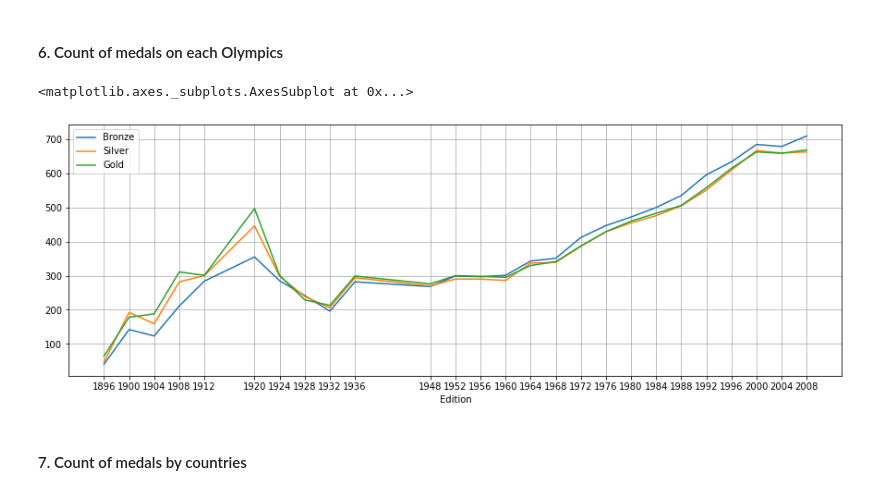
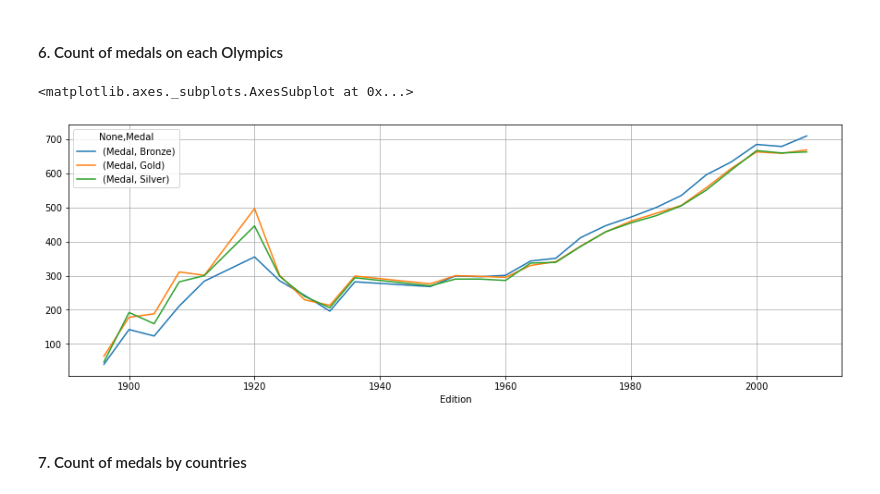
Before and after one commit to anipy/study_stuff, a Jupyter notebook: hw-pandas/EPAM-Homework-pandas.ipynb, the cells around one changed output. Saved outputs shown, nothing was run; the diff lists cells and outputs as text; code cells hidden in the pictures.

```diff
--- a/hw-pandas/EPAM-Homework-pandas.ipynb
+++ b/hw-pandas/EPAM-Homework-pandas.ipynb
@@ -177,17 +184,9 @@ medal_distribution.plot.bar()
 # %% [markdown]
 #### 6. Count of medals on each Olympics
-# %%
-cols = {
-    'Bronze': dset[dset.loc[:, 'Medal'] == 'Bronze'].groupby('Edition').agg('count')['Medal'],
-    'Silver': dset[dset.loc[:, 'Medal'] == 'Silver'].groupby('Edition').agg('count')['Medal'],
-    'Gold': dset[dset.loc[:, 'Medal'] == 'Gold'].groupby('Edition').agg('count')['Medal'],
-}
-
-xticks = sorted(list(set(dset.Edition)))
-
-pd.DataFrame(cols).plot(figsize=(15,5), xticks=xticks, grid=True)
-# %% [output]
-<matplotlib.axes._subplots.AxesSubplot at 0x...>
-[figure, removed]
+# %%
+dset.groupby(['Edition', 'Medal']).agg({'Medal': 'count'}).unstack().plot(figsize=(15,5), grid=True)
+# %% [output]
+<matplotlib.axes._subplots.AxesSubplot at 0x...>
+[figure, added]
 # %% [markdown]
 #### 7. Count of medals by countries
```
Also changed, not shown: parts of 8 cells of this notebook.
